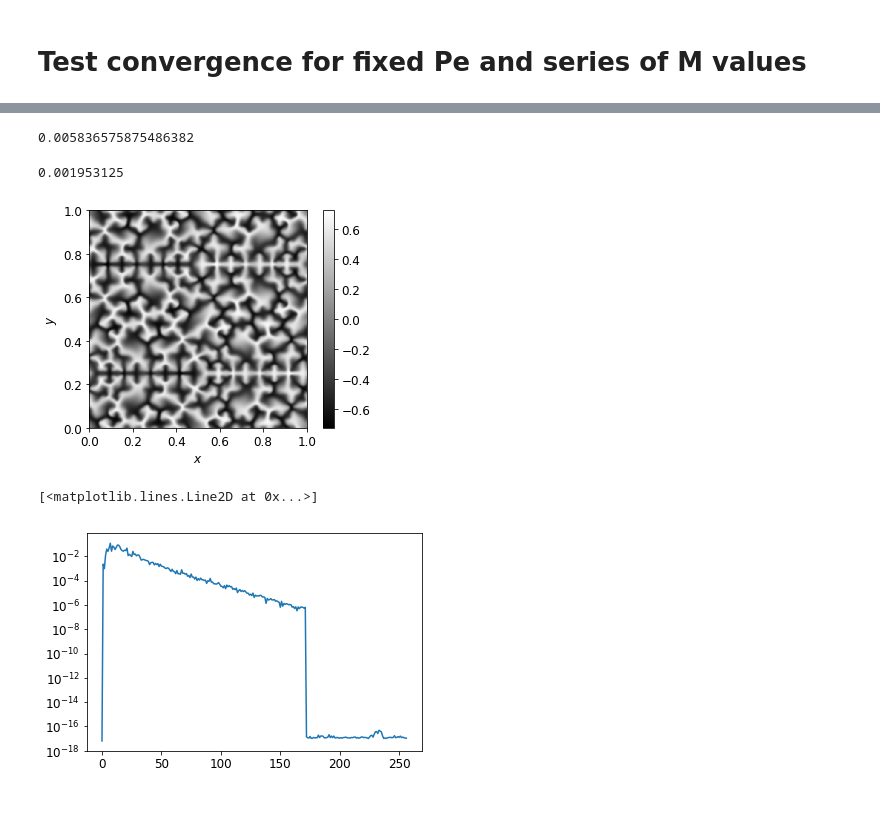
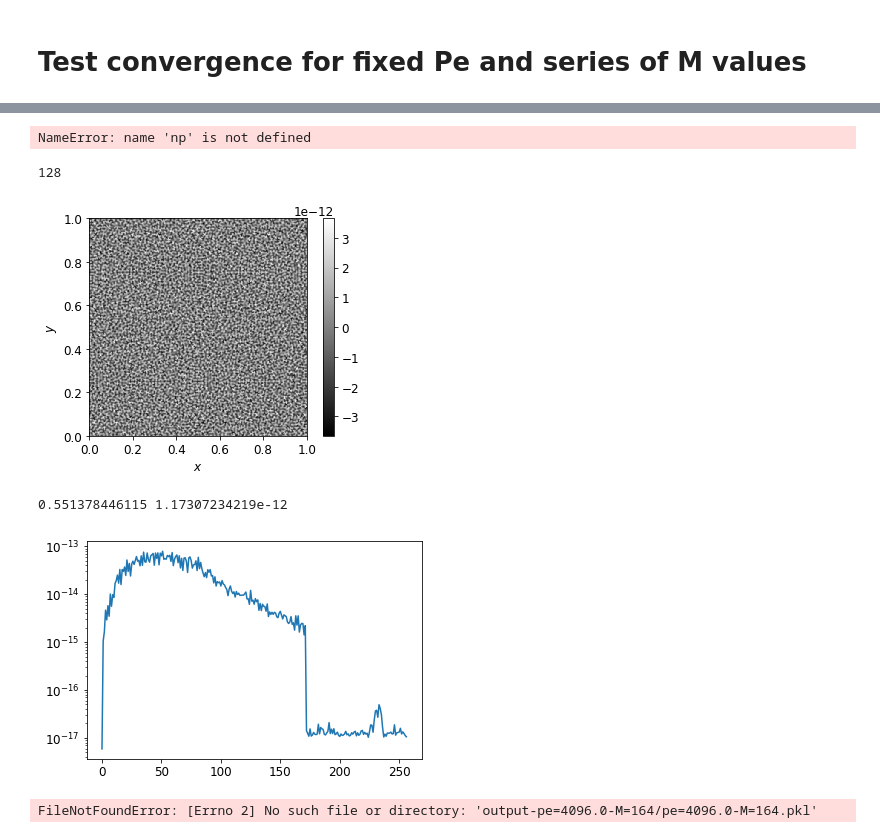
Before and after one commit to cjm715/lit, a Jupyter notebook: lit-notebook.ipynb, the cells around one changed output, grey strips where cells are left out. Cells and saved outputs as stored; diff of their text form; code cells hidden in the pictures; blank space fills up the shorter version.

```diff
--- a/lit-notebook.ipynb
+++ b/lit-notebook.ipynb
@@ -301,11 +337,11 @@ s[2].N
 # %%
-k = 2*np.pi*st.kmax_dealias
+k = 2*np.pi/L*st.kmax_dealias
 print(2*np.pi/k)
 # %% [output]
-0.005836575875486382
+NameError: name 'np' is not defined
-# %%
-1./N
-# %% [output]
-0.001953125
+# %%
+int(2**np.ceil(np.log2(100)))
+# %% [output]
+128
 # %%
 Pe = 512
@@ -316,21 +351,27 @@ pickle_file = folder + "output-pe="+str(Pe)+"/pe="+str(Pe)+".pkl"
 with open(pickle_file, 'rb') as f:
     time,th = pickle.load(f, encoding='latin1')
 # %%
-scalar = th[90]
+N,_ = np.shape(th[0])
+st = tools.ScalarTool(N,1.0)
+i = 110
+scalar = th[i]
 st.plot(scalar)
 plt.show()
 k,spec = st.get_spectrum(scalar)
 plt.semilogy(k,spec)
+print(time[i],st.l2norm(th[i]))
 # %% [output]
-[figure, old version]
+[figure, new version]
-[<matplotlib.lines.Line2D at 0x...>]
+0.551378446115 1.17307234219e-12
-[figure, old version]
+[figure, new version]
 # %%
 M = 164
-Pe = 128.0
+Pe = 4096.0
 
 
 pickle_file = "output-pe="+str(Pe)+"-M="+str(M)+"/pe="+str(Pe)+"-M="+str(M) +".pkl"
 
 with open(pickle_file, 'rb') as f:
-    s = pickle.load(f, encoding='latin1')
+    ss = pickle.load(f, encoding='latin1')
+# %% [output]
+FileNotFoundError: [Errno 2] No such file or directory: 'output-pe=4096.0-M=164/pe=4096.0-M=164.pkl'
```
Also changed, not shown: parts of 24 cells of this notebook, 11 other files.
